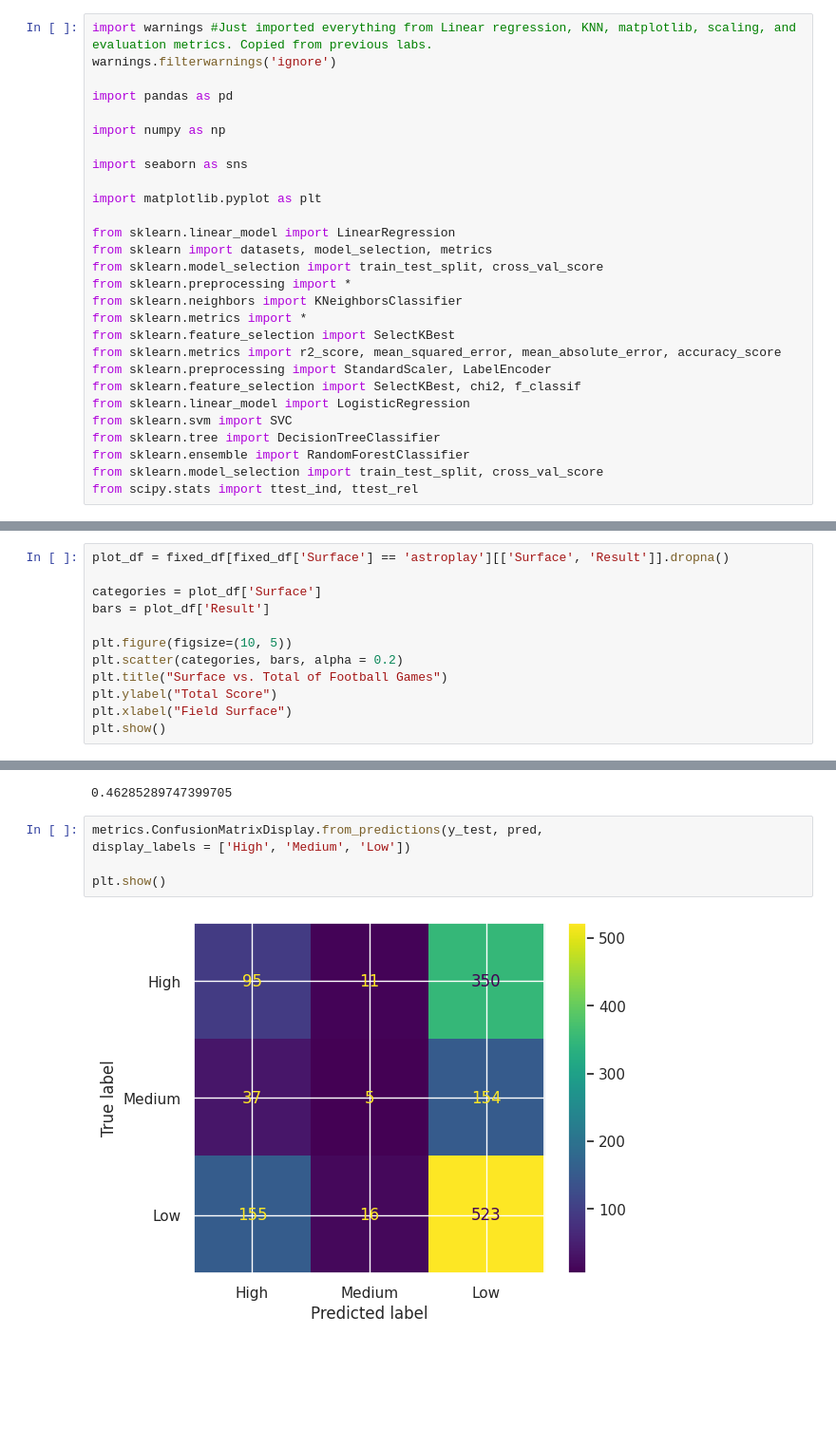
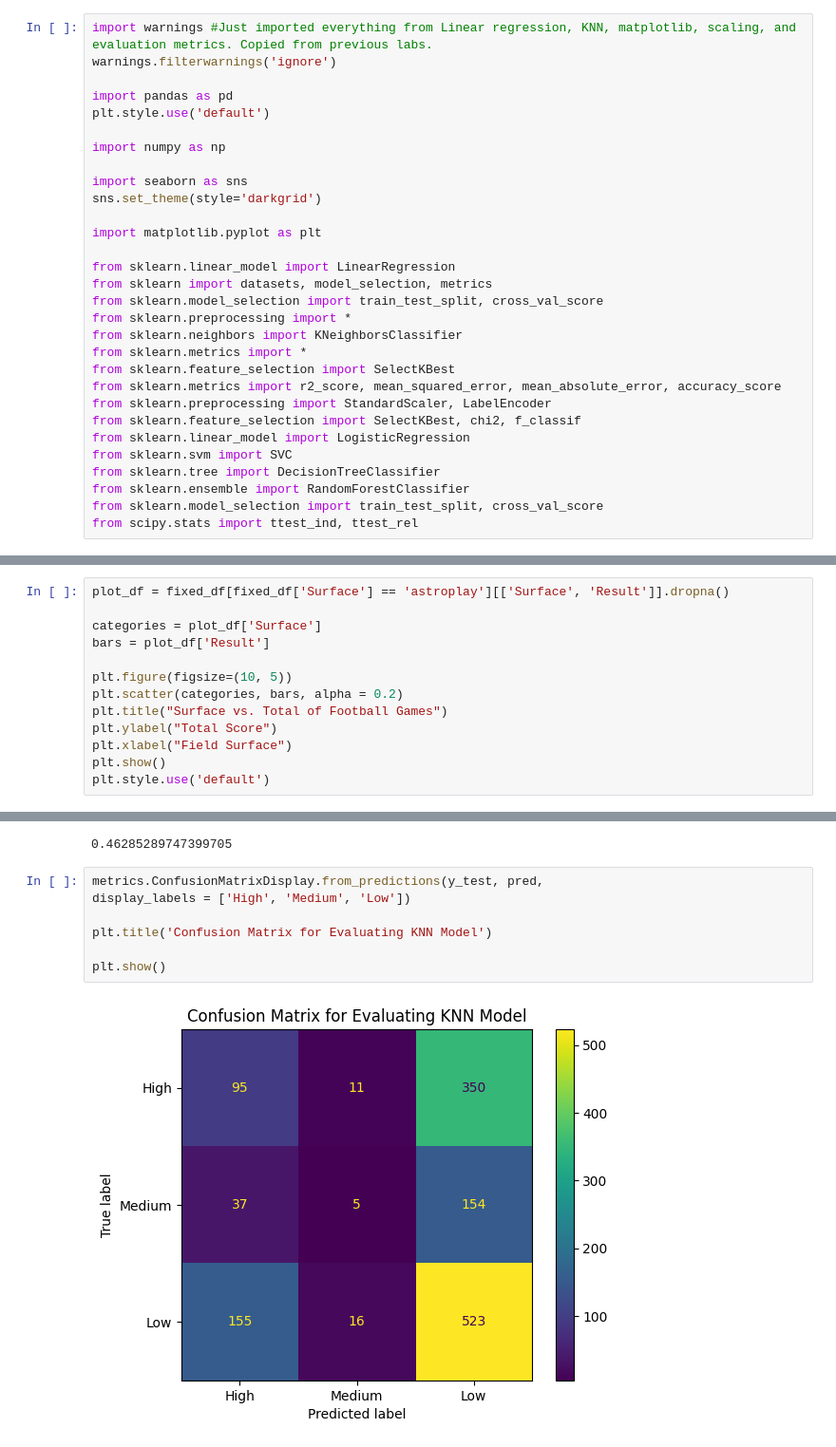
Before and after one commit to KPsimo/Kidus_Football_Games, a Jupyter notebook: DSRP_Project.ipynb, the cells around one changed output, grey strips where cells are left out. Shown at 95% size. Drawn from its saved outputs; the diff is of its cells as text; blank space fills up the shorter version.

```diff
--- a/DSRP_Project.ipynb
+++ b/DSRP_Project.ipynb
@@ -5,10 +5,12 @@ import warnings #Just imported everything from Linear regression, KNN, matplotli
 warnings.filterwarnings('ignore')
 
 import pandas as pd
+plt.style.use('default')
 
 import numpy as np
 
 import seaborn as sns
+sns.set_theme(style='darkgrid')
 
 import matplotlib.pyplot as plt
 
@@ -243,4 +245,5 @@ plt.title("Surface vs. Total of Football Games")
 plt.ylabel("Total Score")
 plt.xlabel("Field Surface")
 plt.show()
+plt.style.use('default')
 # %% [output]
@@ -354,7 +357,9 @@ metrics.accuracy_score(y_test, pred)
 # %%
 metrics.ConfusionMatrixDisplay.from_predictions(y_test, pred,
 display_labels = ['High', 'Medium', 'Low'])
 
+plt.title('Confusion Matrix for Evaluating KNN Model')
+
 plt.show()
 # %% [output]
-[figure, old version]
+[figure, new version]
```
Also changed, not shown: parts of 7 cells of this notebook.
